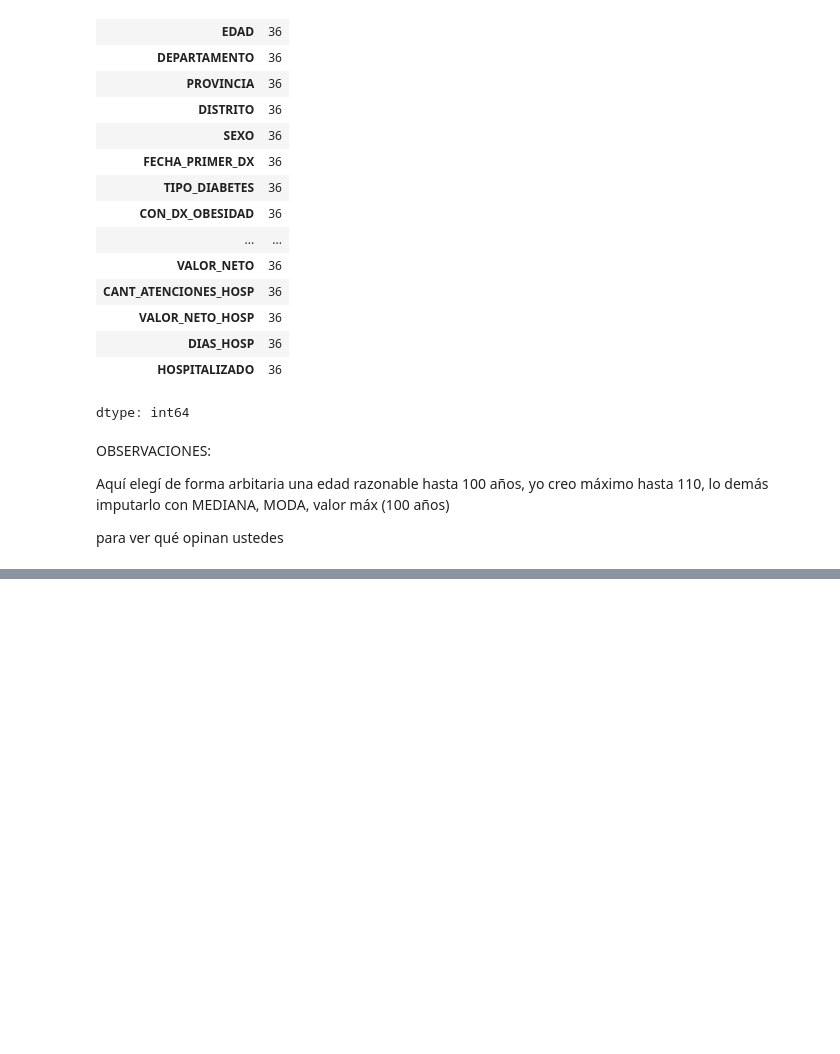
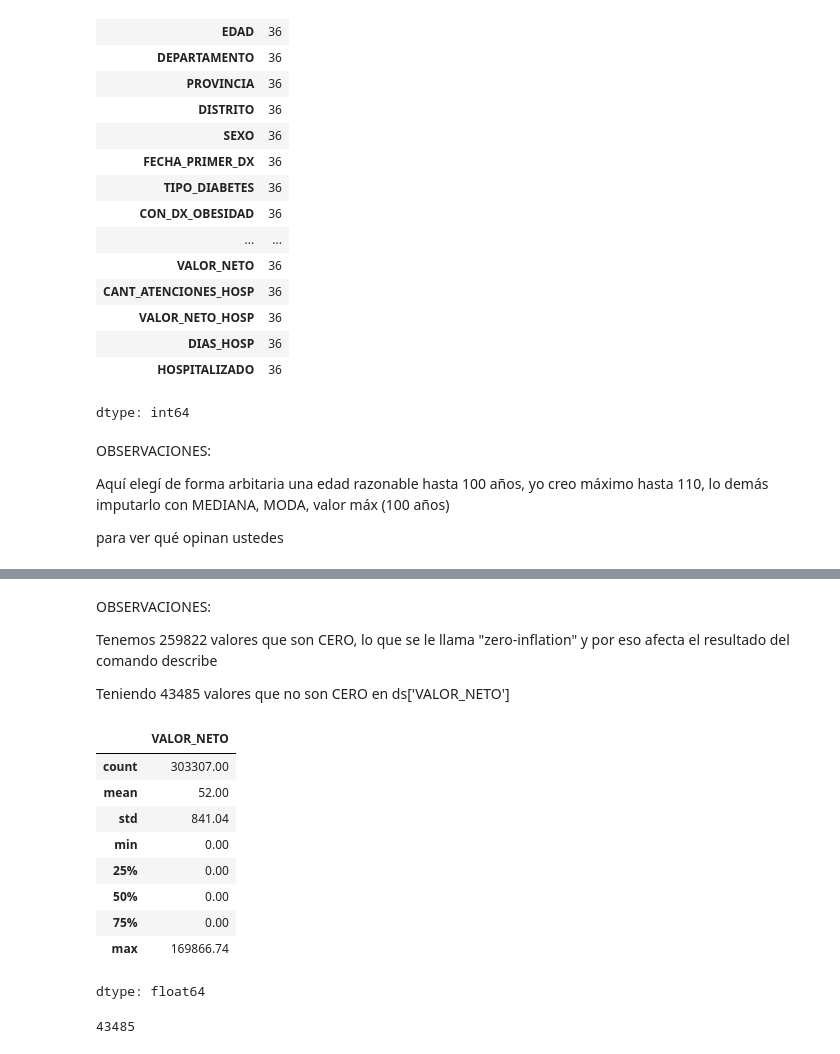
Before and after one commit to Sergius-DS/elecciOn_datasets, a Jupyter notebook: Dataset_Reducido.ipynb, the cells around one changed output, grey strips where cells are left out. Cells and saved outputs as stored; diff of their text form; code cells hidden in the pictures; blank space fills up the shorter version.

```diff
--- a/Dataset_Reducido.ipynb
+++ b/Dataset_Reducido.ipynb
@@ -191,0 +233,23 @@ para ver qué opinan ustedes
+# %% [markdown]
+OBSERVACIONES:
+
+Tenemos 259822 valores que son CERO, lo que se le llama "zero-inflation" y por eso afecta el resultado del comando describe
+
+Teniendo 43485 valores que no son CERO en ds['VALOR_NETO']
+# %%
+ds['VALOR_NETO'].describe()
+# %% [output]
+|  | VALOR_NETO |
+| count | 303307.00 |
+| mean | 52.00 |
+| std | 841.04 |
+| min | 0.00 |
+| 25% | 0.00 |
+| 50% | 0.00 |
+| 75% | 0.00 |
+| max | 169866.74 |
+dtype: float64
+# %%
+print(len(ds['VALOR_NETO']) - 259822)
+# %% [output]
+43485
```
Also changed, not shown: parts of 3 cells of this notebook.
